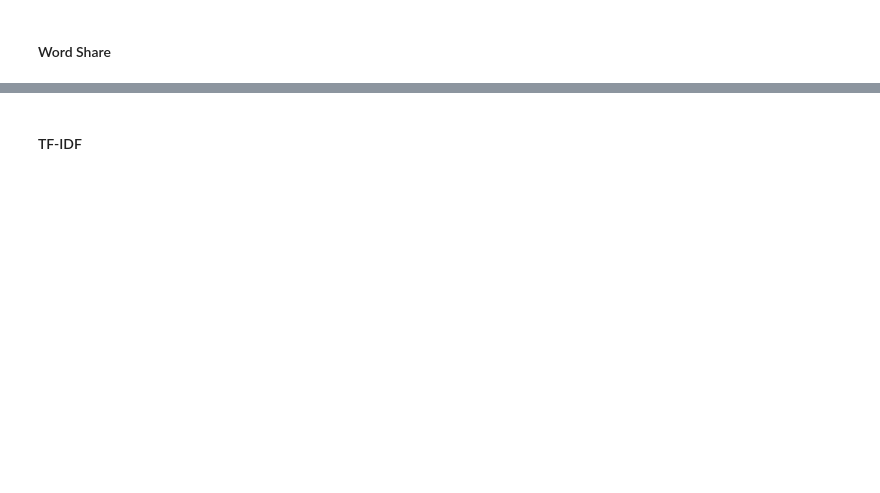
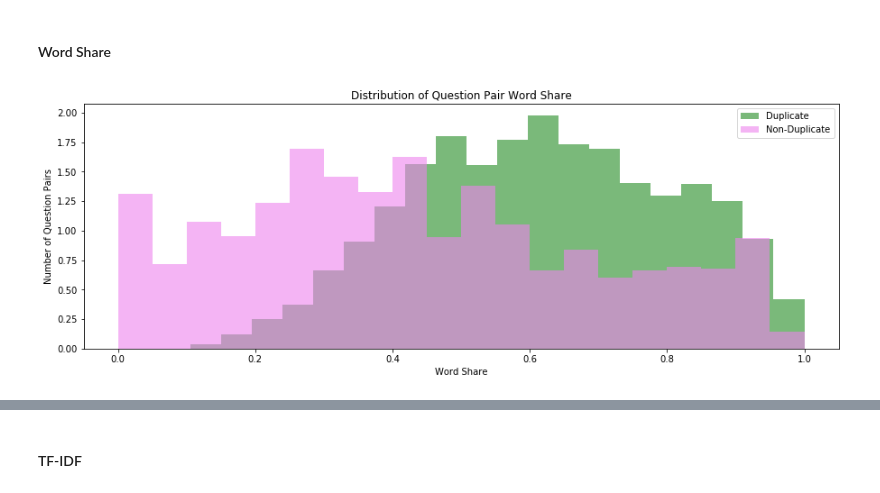
Before and after one commit to camronkhan/quora_question_pairs, a Jupyter notebook: quora_question_pairs.ipynb, the cells around one changed output, grey strips where cells are left out. Drawn from its saved outputs; the diff is of its cells as text; code cells hidden in the pictures; blank space fills up the shorter version.

```diff
--- a/quora_question_pairs.ipynb
+++ b/quora_question_pairs.ipynb
@@ -312,18 +319,20 @@ gc.collect()
 # %% [markdown]
 ### Feature Analysis
-# %%
-TRAIN_questions = TRAIN.question1.append(TRAIN.question2)
-TEST_questions = TEST.question1.append(TEST.question2)
 # %% [markdown]
 #### Text Preprocessing
 # %%
 # Tokenizing
 tokenizer = RegexpTokenizer(r'\w+')
-TRAIN_tokenized = TRAIN_questions.apply(lambda x: tokenizer.tokenize(str(x).lower()))
-TRAIN_tokenized.to_pickle('./pickles.gi/TRAIN_tokenized.pkl')
-TEST_tokenized = TEST_questions.apply(lambda x: tokenizer.tokenize(str(x).lower()))
-TEST_tokenized.to_pickle('./pickles.gi/TEST_tokenized.pkl')
-del tokenizer, TRAIN_tokenized, TEST_tokenized
+
+# Train
+df = TRAIN.question1.append(TRAIN.question2).apply(lambda x: tokenizer.tokenize(str(x).lower()))
+df.to_pickle('./pickles.gi/TRAIN_tokenized.pkl')
+
+# Test
+#df = TEST.question1.append(TEST.question2).apply(lambda x: tokenizer.tokenize(str(x).lower()))
+#df.to_pickle('./pickles.gi/TEST_tokenized.pkl')
+
+del tokenizer, df
 # %%
 # Stopword filtering
 stopset = set(stopwords.words('english'))
@@ -447,17 +491,25 @@ def calculate_word_share(q1, q2, tfidf_weights={}):
         return 0
     else:
         return (q1_shared + q2_shared) / total
+# %%
+TRAIN_preprocessed = pd.read_pickle('./pickles.gi/TRAIN_preprocessed_unstacked.pkl')
 # %%
-# Complete sentence
-train_word_share = TRAIN.apply(calculate_word_share, axis=1, raw=True)
+# Base
+TRAIN_word_share_base = TRAIN_preprocessed.apply(lambda x: calculate_word_share(x['base_1'], x['base_2']), axis=1, raw=True)
 
 plt.figure(figsize=(15, 5))
-plt.hist(train_word_share[TRAIN.is_duplicate == 1], bins=20, color=('forestgreen'), normed=True, alpha=0.6, label='Duplicate')
-plt.hist(train_word_share[TRAIN.is_duplicate == 0], bins=20, color=('violet'), normed=True, alpha=0.6, label='Non-Duplicate')
+plt.hist(TRAIN_word_share_base[TRAIN.is_duplicate == 1], bins=20, color=('forestgreen'), normed=True, alpha=0.6, label='Duplicate')
+plt.hist(TRAIN_word_share_base[TRAIN.is_duplicate == 0], bins=20, color=('violet'), normed=True, alpha=0.6, label='Non-Duplicate')
 plt.xlabel('Word Share')
 plt.ylabel('Number of Question Pairs')
 plt.title('Distribution of Question Pair Word Share')
 plt.legend()
 plt.show()
+
+TRAIN_word_share_base.to_pickle('./pickles.gi/TRAIN_word_share_base.pkl')
+
+del TRAIN_word_share_base
+# %% [output]
+[figure, added]
 # %%
 # Stopword filtering
```
Also changed, not shown: parts of 54 cells of this notebook, 2 other files.
